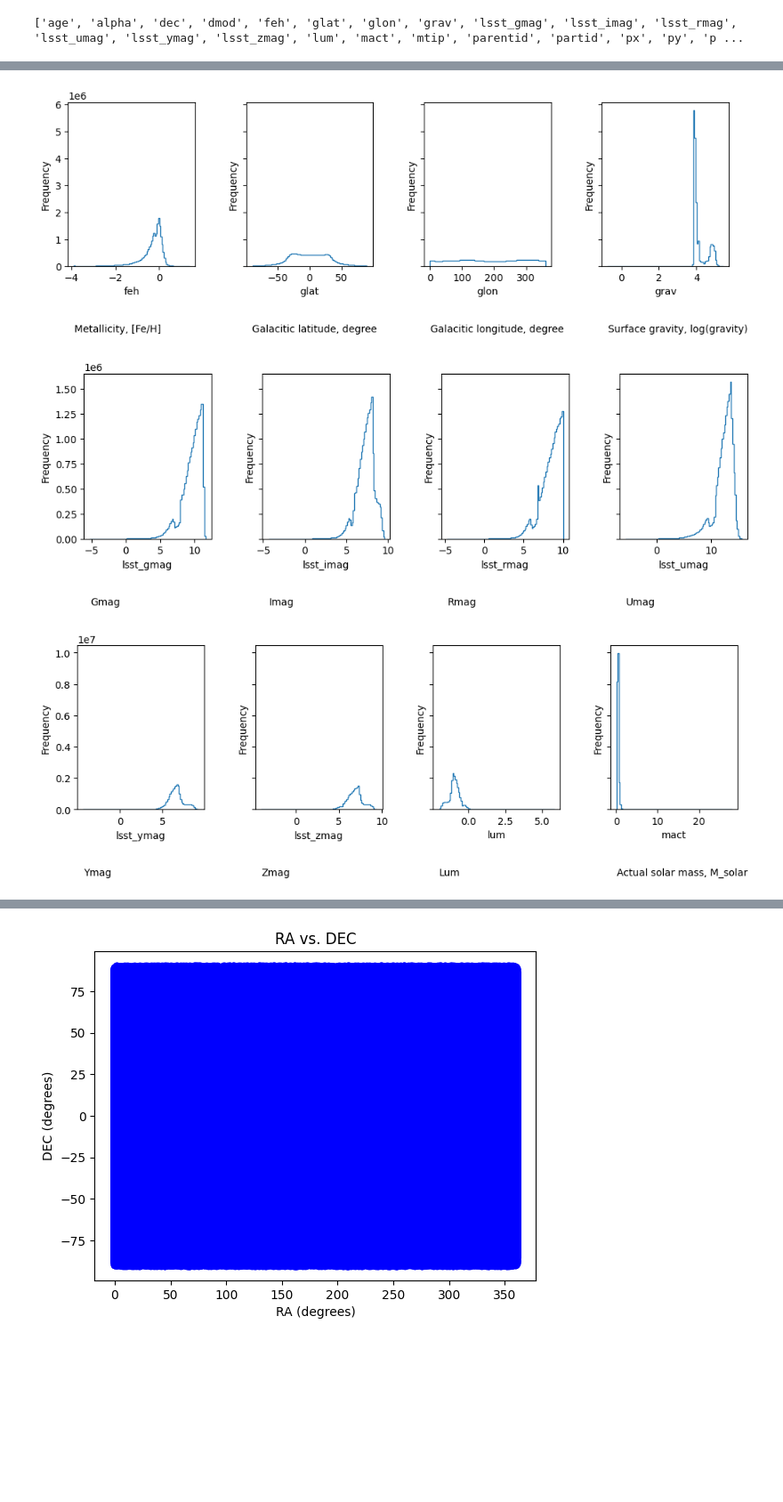
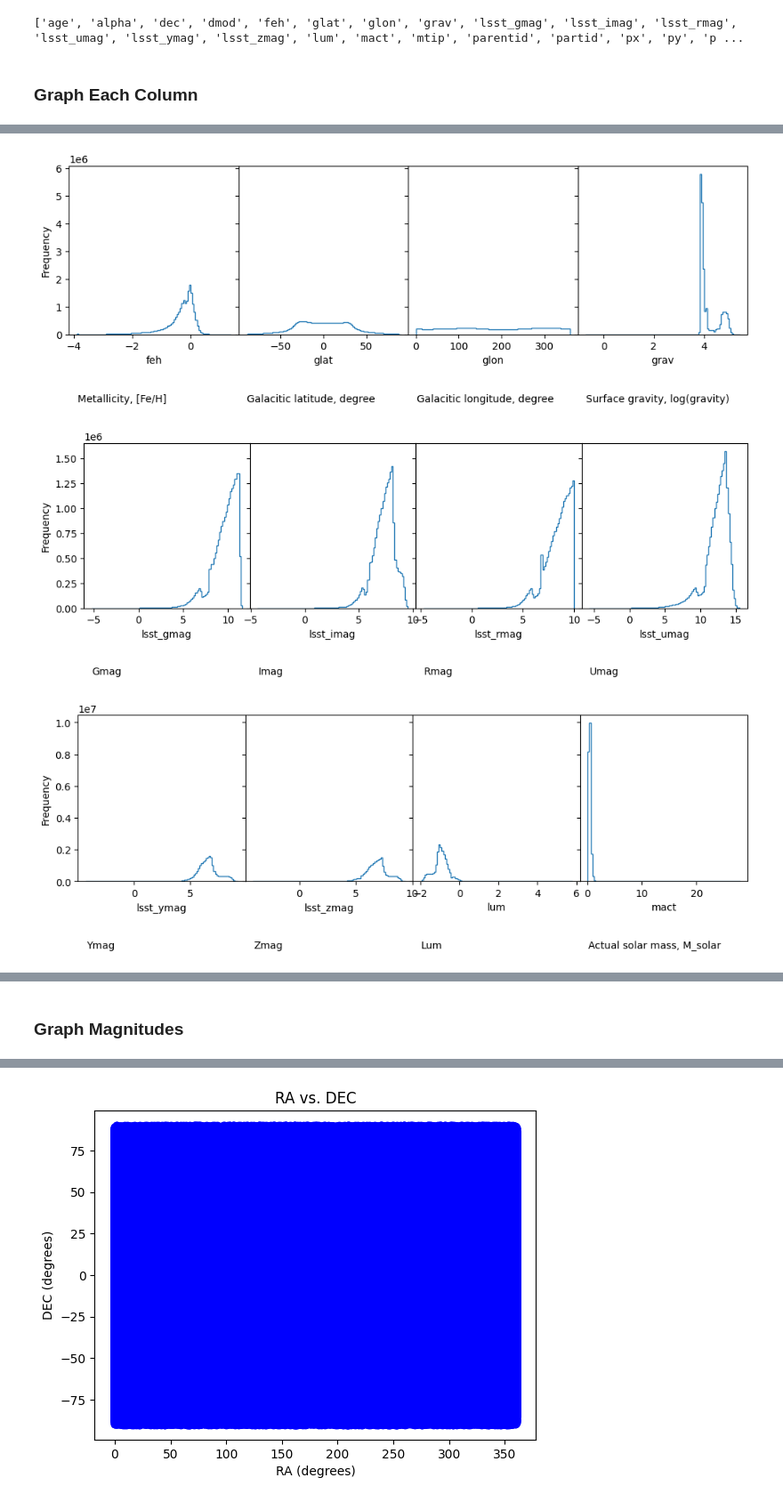
Before and after one commit to aeden2019/ananke_vera_rubin, a Jupyter notebook: vera_rubin.ipynb, the cells around one changed output, grey strips where cells are left out. Shown at 89% size. Drawn from its saved outputs; the diff is of its cells as text; code cells hidden in the pictures; blank space fills up the shorter version.

Commit message:
graph optimizations
Combined general graph axis, changed RA DEC to heatmap, added RA DEC grid, markdown labeling

```diff
--- a/vera_rubin.ipynb
+++ b/vera_rubin.ipynb
@@ -194,7 +194,7 @@ descriptions = [
     "Zmag",
     "Lum",
     "Actual solar mass, M_solar",
-    "Mass at the giant branch tip, M_solar",
+    "Mass at giant branch tip, M_solar",
     "      Parent particle #",
     "0 if at parent coords, else 1",
     "Position x, heliocentric, kpc",
@@ -205,6 +205,8 @@ descriptions = [
     "Initial stellar mass, M_solar",
     "Effective Temperature, log(T/Kelvin)",
 ]
+# %% [markdown]
+### Graph Each Column
 # %%
 # Declare the number of graphs to plot based on the number of columns in the survey
 n_cols = len(column_names)
@@ -218,8 +220,6 @@ for i, col in enumerate(column_names):
     if i % n_subplots == 0:
         # Create a new subplot
         fig, axes = plt.subplots(nrows=1, ncols=4, figsize=(12, 3), sharey=True)
-        # Increase width between plots in subplots
-        plt.subplots_adjust(wspace=0.4)
 
     # Calculate the current placement of the plot in the subplot
     col_index = i % n_subplots
@@ -229,7 +229,10 @@ for i, col in enumerate(column_names):
 
     # Add lablels
     axes[col_index].set_xlabel(col)
-    axes[col_index].set_ylabel("Frequency")
+    if (i % n_subplots) == 0:
+        axes[col_index].set_ylabel("Frequency")
+    else:
+        axes[col_index].set_ylabel(None)
 
     # Add descriptions
     if i < len(descriptions):
@@ -237,9 +240,6 @@ for i, col in enumerate(column_names):
     else:
         axes[col_index].text(0.05, -0.4, 'No description available', transform=axes[col_index].transAxes)
 
-
-    # Unify y axis since they're all on the same scale (share y in matplot lib)
-    # Change binning
-    # Use step histogram to hide color fill
-    # Try to combine plots (by same units)
+    # Adjust the spacing between subplots
+    fig.subplots_adjust(wspace=0)
 # %% [output]
@@ -247,3 +247,3 @@ for i, col in enumerate(column_names):
-[figure, old version]
+[figure, new version]
-[figure, old version]
+[figure, new version]
-[figure, old version]
+[figure, new version]
@@ -253,2 +253,4 @@ for i, col in enumerate(column_names):
+# %% [markdown]
+### Graph Magnitudes
 # %%
 # Plot Magnitudes
```
Also changed, not shown: parts of 6 cells of this notebook.
